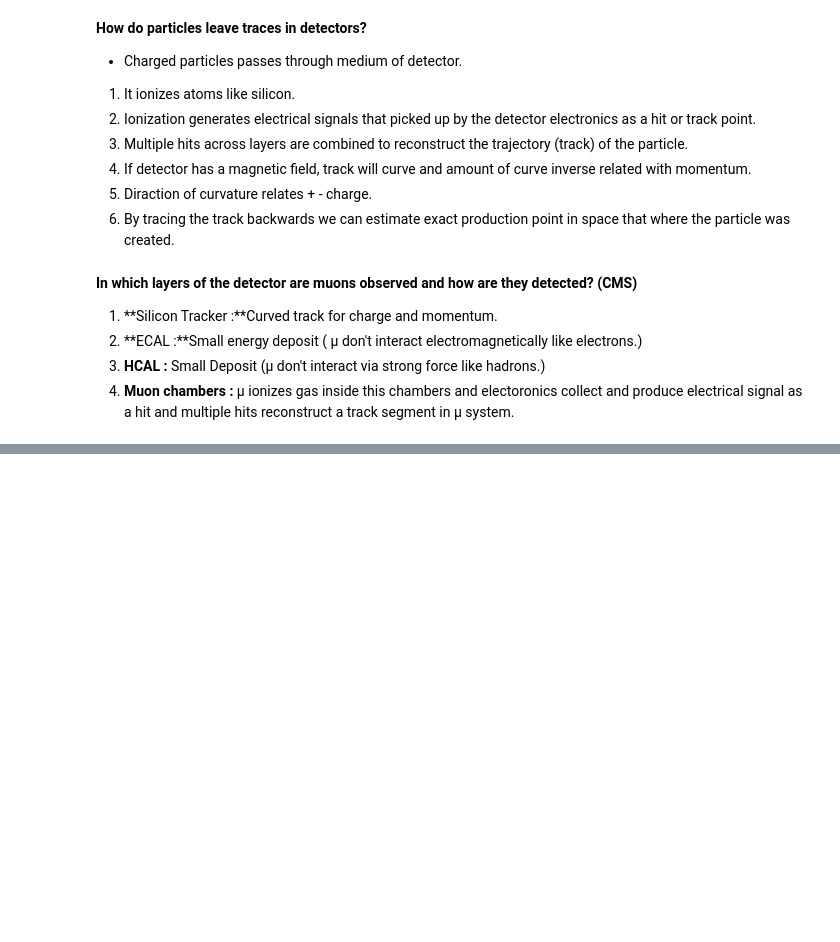
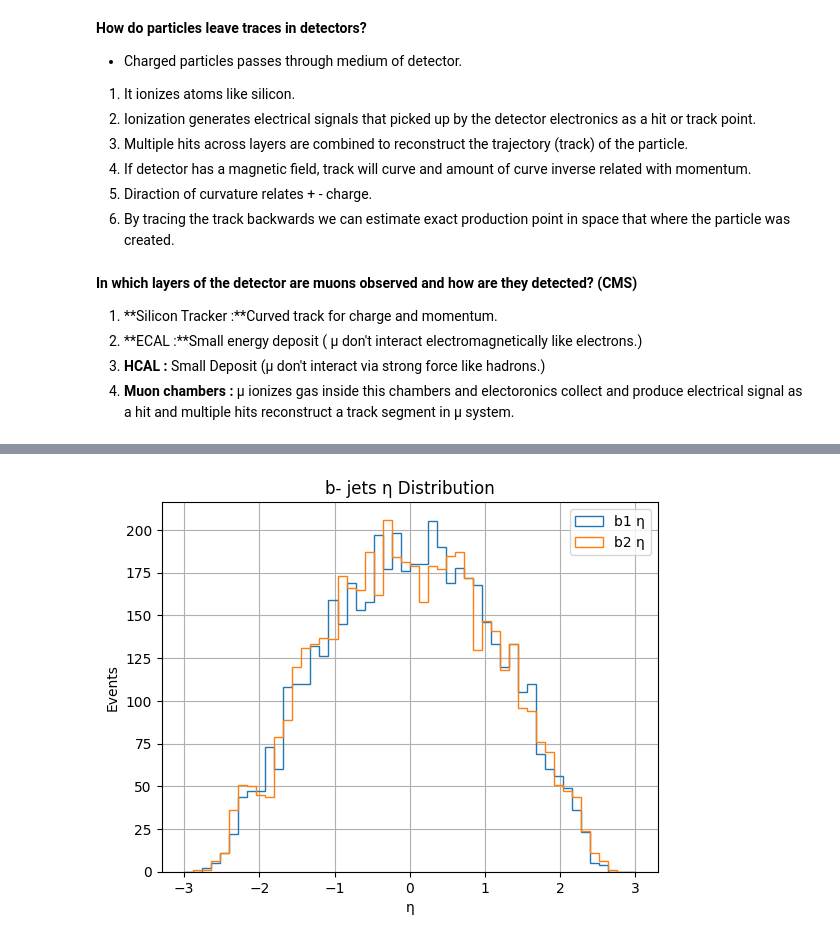
Before and after one commit to Trace-Zero/Simulated-dataset-HToAATo2Mu2B, a Jupyter notebook: MS_Collaboration_(2024)_Simulated_dataset_HToAATo2Mu2B_MA25_TuneCP5_13TeV_madgraph_pythia8_in_NANOAODSIM_format_for_2016_collision_open_data.ipynb, the cells around one changed output, grey strips where cells are left out. Drawn from its saved outputs; the diff is of its cells as text; code cells hidden in the pictures; blank space fills up the shorter version.

```diff
--- a/MS_Collaboration_(2024)_Simulated_dataset_HToAATo2Mu2B_MA25_TuneCP5_13TeV_madgraph_pythia8_in_NANOAODSIM_format_for_2016_collision_open_data.ipynb
+++ b/MS_Collaboration_(2024)_Simulated_dataset_HToAATo2Mu2B_MA25_TuneCP5_13TeV_madgraph_pythia8_in_NANOAODSIM_format_for_2016_collision_open_data.ipynb
@@ -337,0 +375,11 @@ plt.show()
+# %%
+plt.hist(ak.to_numpy(b1.eta), bins=50, range=(-3, 3), histtype='step', label="b1 η")
+plt.hist(ak.to_numpy(b2.eta), bins=50, range=(-3, 3), histtype='step', label="b2 η")
+plt.xlabel("η")
+plt.ylabel("Events")
+plt.legend()
+plt.grid()
+plt.title("b- jets η Distribution")
+plt.show()
+# %% [output]
+[figure, added]
```
Also changed, not shown: parts of 6 cells of this notebook.
